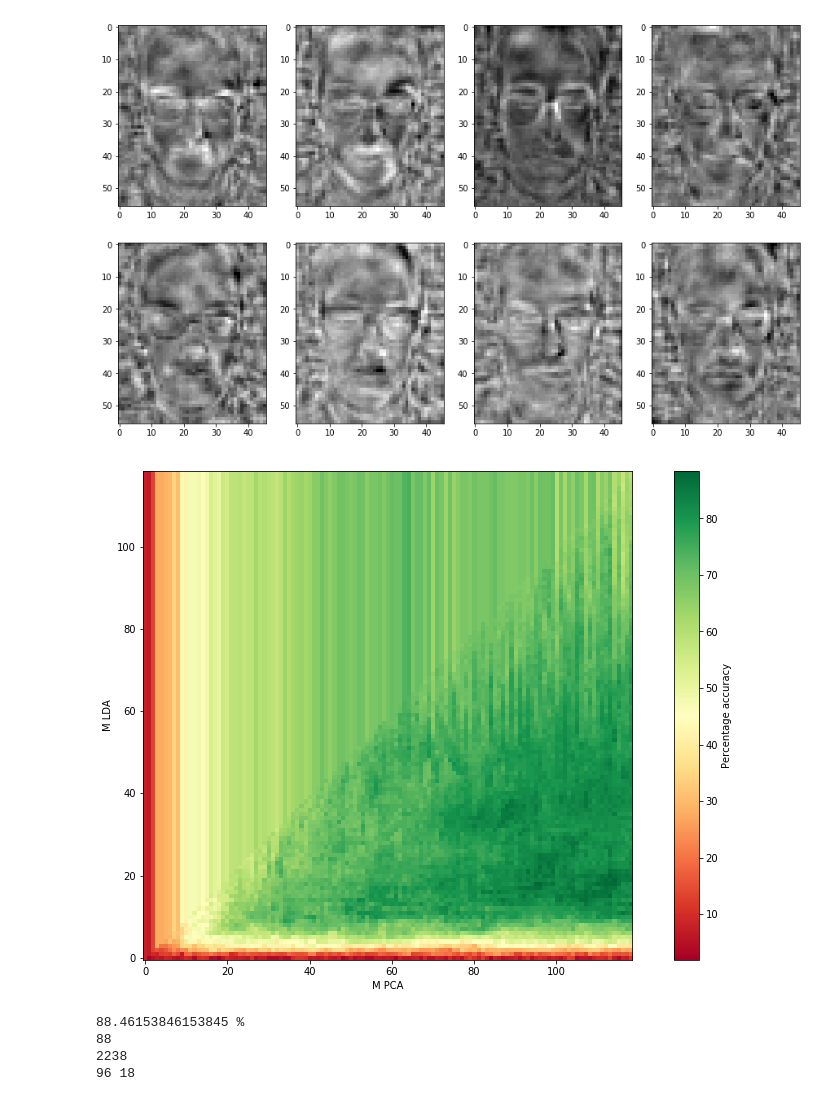
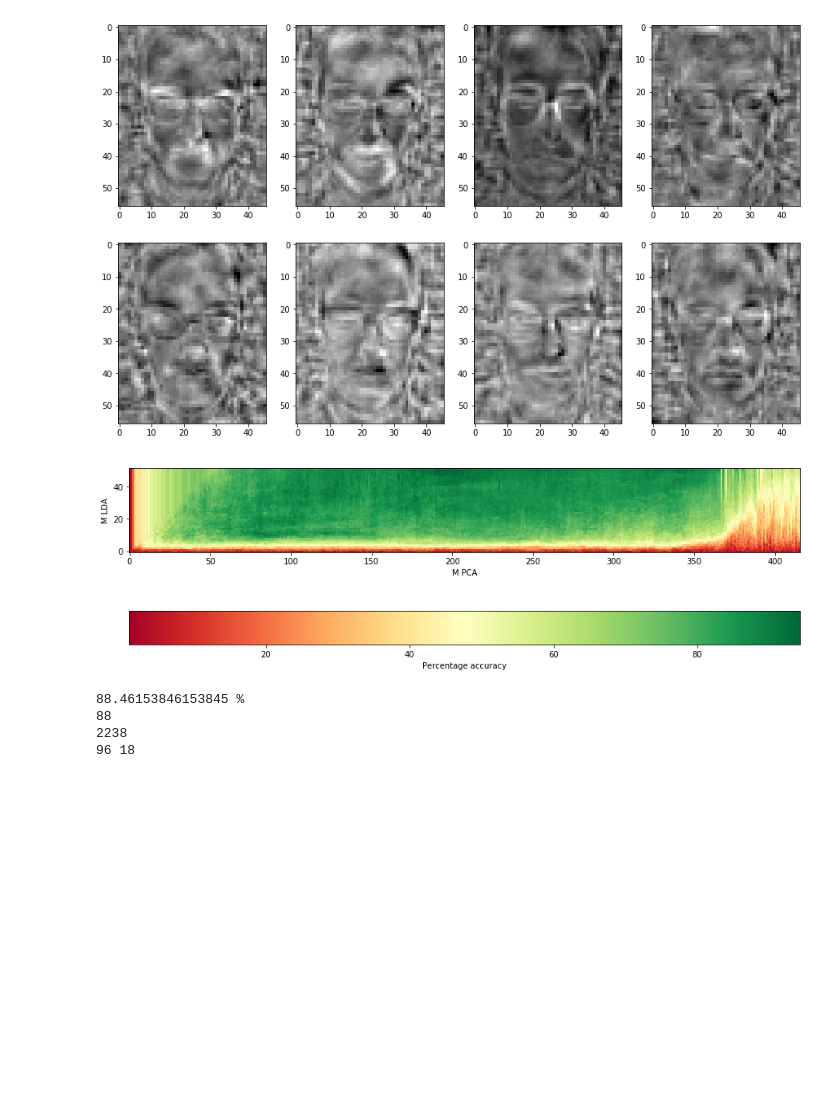
Before and after one commit to GPadley/EE4-68-PR, a Jupyter notebook: CW1/1.3_a.ipynb, the cells around one changed output. Saved outputs shown, nothing was run; the diff lists cells and outputs as text; code cells hidden in the pictures; blank space fills up the shorter version.

```diff
--- a/CW1/1.3_a.ipynb
+++ b/CW1/1.3_a.ipynb
@@ -165,16 +165,16 @@ for i in range(1,9):
 # %% [output]
 [figure]
 # %%
-M_lda_pca = pd.read_csv('foo.csv', header = None)
+M_lda_pca = np.asarray(pd.read_csv('foo4.csv', header = None))
 # %%
 plt.figure(figsize=(15.0,9.0))
 plt.imshow(M_lda_pca*100, cmap='RdYlGn', origin='lower')
-plt.colorbar(label = 'Percentage accuracy')
+plt.colorbar(label = 'Percentage accuracy', orientation='horizontal')
 plt.xlabel('M PCA')
 plt.ylabel('M LDA')
 plt.show()
 # %% [output]
-[figure, old version]
+[figure, new version]
 # %%
 maxboi = pd.DataFrame.max(pd.DataFrame.max(M_lda_pca))
 print(maxboi*100, '%')
```
Also changed, not shown: 4 other files.
